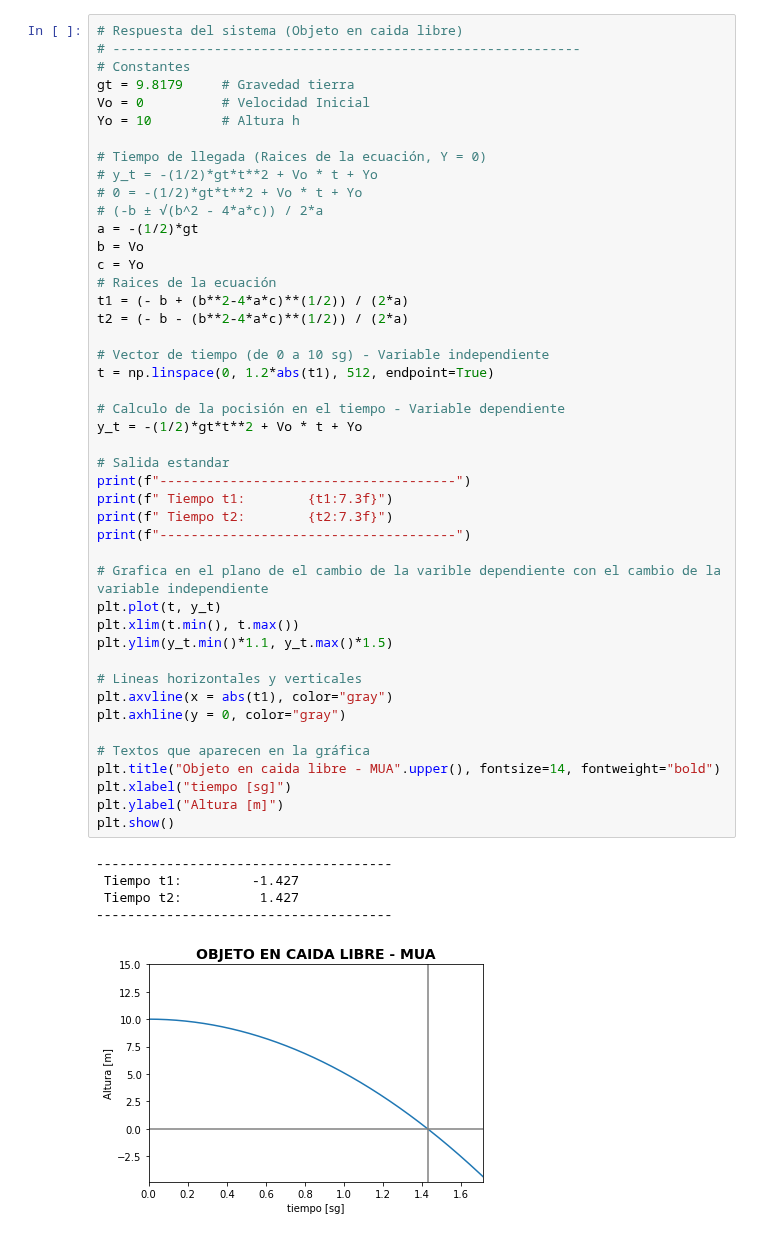
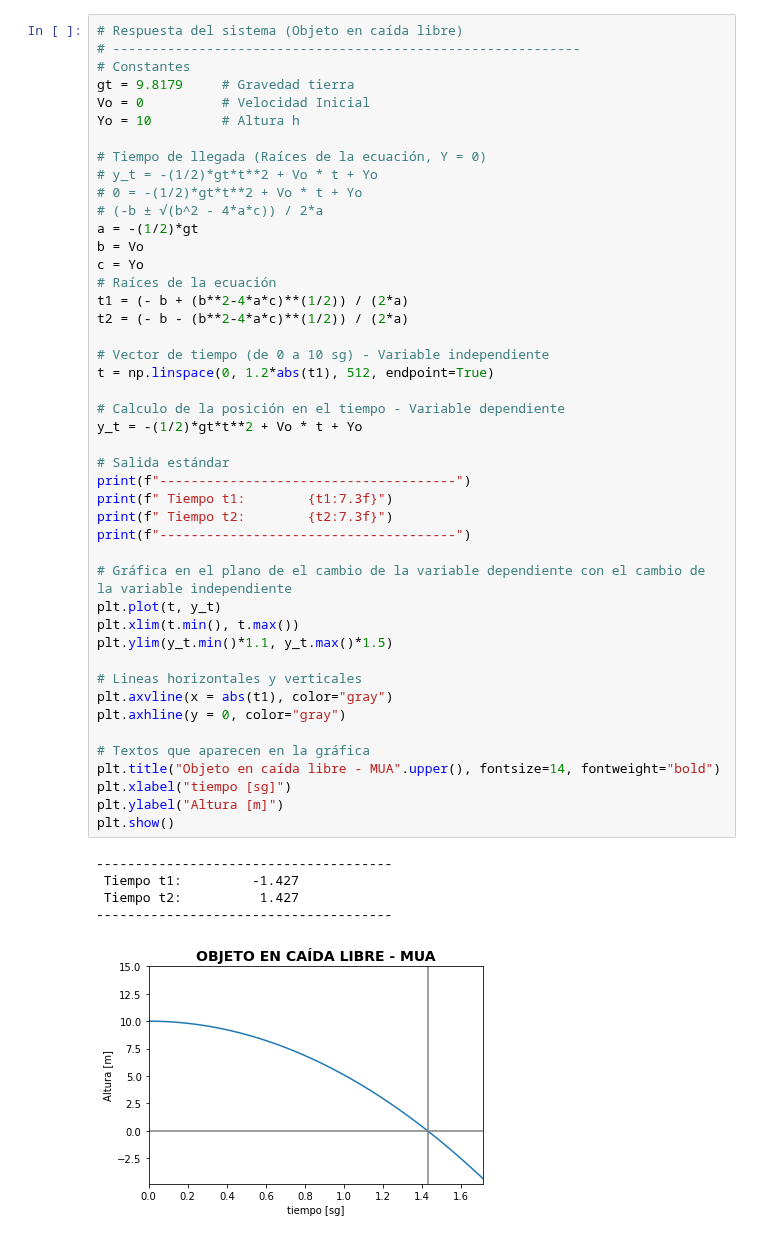
Before and after one commit to GiancarloBenavides/Metodos-Numericos, a Jupyter notebook: Jupyter/02_Datos.ipynb, the cells around one changed output. Saved outputs shown, nothing was run; the diff lists cells and outputs as text.

```diff
--- a/Jupyter/02_Datos.ipynb
+++ b/Jupyter/02_Datos.ipynb
@@ -48,52 +52,52 @@ y = f(x_1, x_2, ... , x_n) \\
 # %%
-# Respuesta del sistema (Objeto en caida libre)
+# Respuesta del sistema (Objeto en caída libre)
 # ------------------------------------------------------------
 # Constantes
 gt = 9.8179     # Gravedad tierra
 Vo = 0          # Velocidad Inicial
 Yo = 10         # Altura h
 
-# Tiempo de llegada (Raices de la ecuación, Y = 0)
+# Tiempo de llegada (Raíces de la ecuación, Y = 0)
 # y_t = -(1/2)*gt*t**2 + Vo * t + Yo
 # 0 = -(1/2)*gt*t**2 + Vo * t + Yo
 # (-b ± √(b^2 - 4*a*c)) / 2*a
 a = -(1/2)*gt
 b = Vo
 c = Yo
-# Raices de la ecuación
+# Raíces de la ecuación
 t1 = (- b + (b**2-4*a*c)**(1/2)) / (2*a)
 t2 = (- b - (b**2-4*a*c)**(1/2)) / (2*a)
 
 # Vector de tiempo (de 0 a 10 sg) - Variable independiente
 t = np.linspace(0, 1.2*abs(t1), 512, endpoint=True)
 
-# Calculo de la pocisión en el tiempo - Variable dependiente
+# Calculo de la posición en el tiempo - Variable dependiente
 y_t = -(1/2)*gt*t**2 + Vo * t + Yo
 
-# Salida estandar
+# Salida estándar
 print(f"--------------------------------------")
 print(f" Tiempo t1:        {t1:7.3f}")
 print(f" Tiempo t2:        {t2:7.3f}")
 print(f"--------------------------------------")
 
-# Grafica en el plano de el cambio de la varible dependiente con el cambio de la variable independiente
+# Gráfica en el plano de el cambio de la variable dependiente con el cambio de la variable independiente
 plt.plot(t, y_t)
 plt.xlim(t.min(), t.max())
 plt.ylim(y_t.min()*1.1, y_t.max()*1.5)
 
 # Lineas horizontales y verticales
 plt.axvline(x = abs(t1), color="gray")
 plt.axhline(y = 0, color="gray")
 
 # Textos que aparecen en la gráfica
-plt.title("Objeto en caida libre - MUA".upper(), fontsize=14, fontweight="bold")
+plt.title("Objeto en caída libre - MUA".upper(), fontsize=14, fontweight="bold")
 plt.xlabel("tiempo [sg]")
 plt.ylabel("Altura [m]")
 plt.show()
 # %% [output]
 --------------------------------------
  Tiempo t1:         -1.427
  Tiempo t2:          1.427
 --------------------------------------
-[figure, old version]
+[figure, new version]
 # %% [markdown]
```
Also changed, not shown: parts of 8 cells of this notebook, 4 other files.
